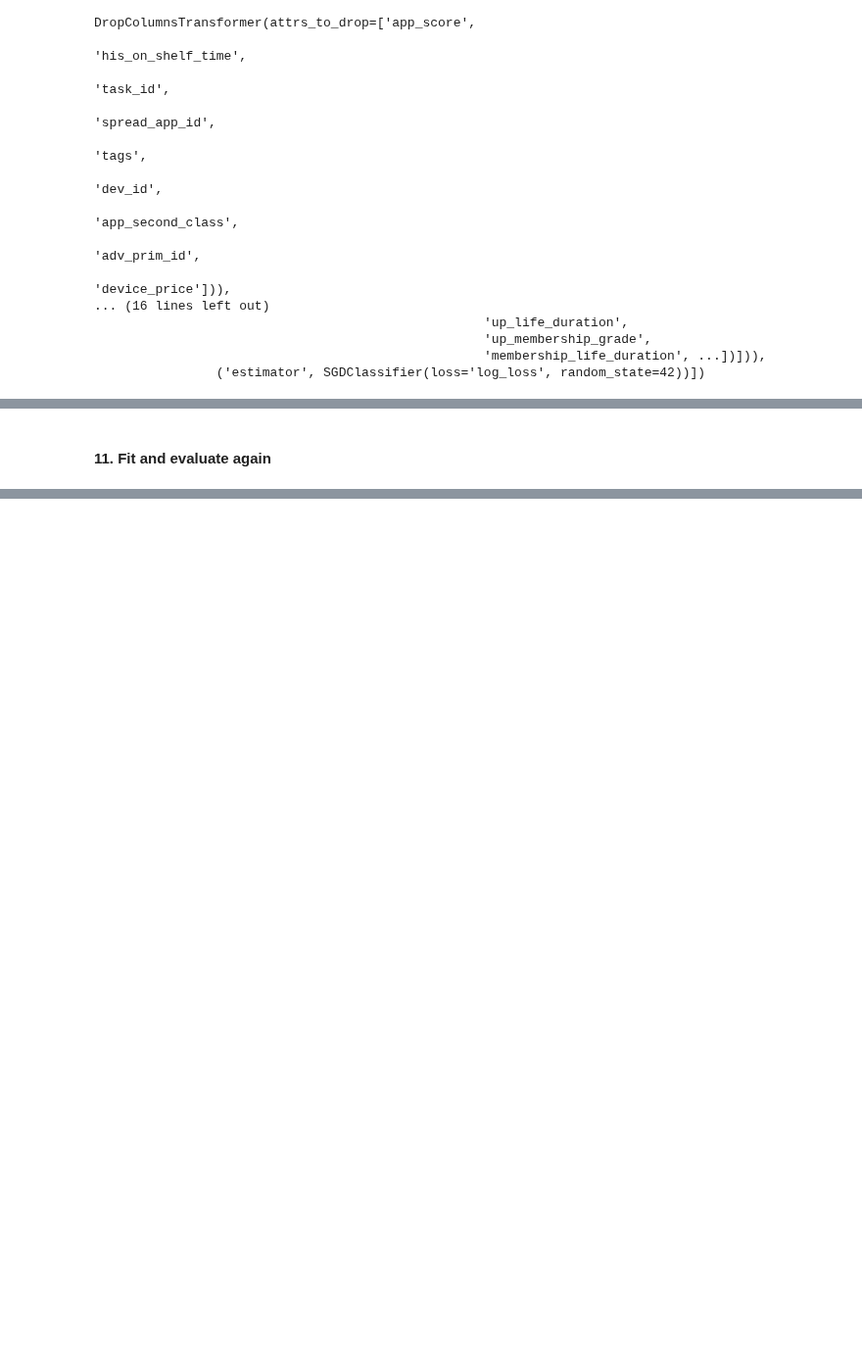
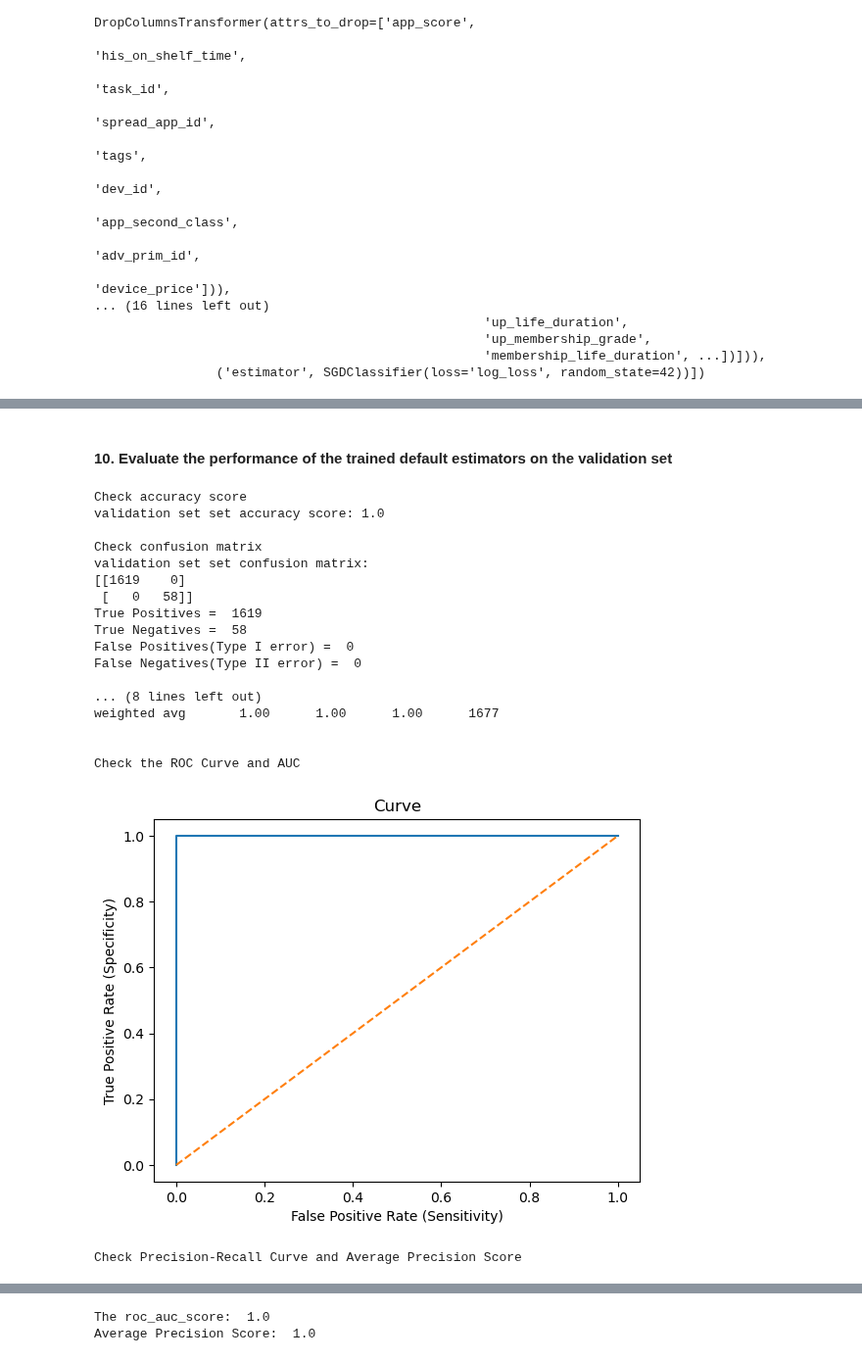
Before and after one commit to LiyangSong/Advertisement-CTR-Prediction, a Jupyter notebook: jupyter/model_exp_sgd.ipynb, the cells around one changed output, grey strips where cells are left out. Shown at 98% size. Cells and saved outputs as stored; diff of their text form; code cells hidden in the pictures; blank space fills up the shorter version.

```diff
--- a/jupyter/model_exp_sgd.ipynb
+++ b/jupyter/model_exp_sgd.ipynb
@@ -81,2 +72,25 @@ attr_list
+# %%
+# possible options for class_weight hyperparameter
+balanced = train_y_df.shape[0] / (train_y_df[target_attr].nunique()*np.bincount(train_y_df[target_attr]))
+balanced_dict = \
+    dict(
+        zip(
+            train_y_df[target_attr].unique(),
+            balanced
+        )
+    )
+balanced_and_normalized_dict = \
+    dict(
+        zip(
+            train_y_df[target_attr].unique(),
+            balanced/sum(balanced)
+            )
+        )
+class_weight_options_dict = {
+    'None': None,
+    'balanced mode': 'balanced',
+    'balanced computed': balanced_dict,
+    'balanced_and_normalized': balanced_and_normalized_dict
+}
 # %% [markdown]
 #### 4. Predefined data processing strategy in prep.ipynb
@@ -182,9 +262,39 @@ The area under the curve (AUC):  0.492893338277098
 # %% [markdown]
-#### 11. Fit and evaluate again
+#### 10. Evaluate the performance of the trained default estimators on the validation set
+# %%
+validation_df = pd.read_csv('validation_df_exp.csv')
+validation_cap_x_df, validation_y_df = validation_df.drop(columns=target_attr), validation_df[[target_attr]]
 # %%
-#exp_preprocessor = bin_class_utils.build_preprocessing_pipeline(numerical_attr_list, categorical_attr_list, exp_attrs_to_drop, target_type, target_encoding_random_state)
-#exp_composite_estimator = Pipeline(steps=[('preprocessor', exp_preprocessor), ('estimator', estimator)])
-#exp_composite_estimator.fit(
-#    cap_x_df,
-#    y_df.values.ravel()
-#)
+val_estimator = SGDClassifier(loss=loss, random_state=model_random_state, class_weight=balanced_and_normalized_dict)
+
+val_composite_estimator = Pipeline(steps=[('preprocessor', preprocessor), ('estimator', val_estimator)])
+
+val_roc_auc, val_ave_precision = \
+    bin_class_utils.eval_class(validation_cap_x_df, validation_y_df, val_composite_estimator, 'validation set')
+val_dict_list = {
+    'class_weight_name': 'balanced_and_normalized',
+    'roc_curve_auc': val_roc_auc,
+    'ave_precision_score': val_ave_precision,
+    'data_set': 'validation'
+}
+val_perf_dict_df = pd.DataFrame([val_dict_list])
+# %% [output]
+Check accuracy score
+validation set set accuracy score: 1.0
+
+Check confusion matrix
+validation set set confusion matrix:
+[[1619    0]
+ [   0   58]]
+True Positives =  1619
+True Negatives =  58
+False Positives(Type I error) =  0
+False Negatives(Type II error) =  0
+
+... (8 lines left out)
+weighted avg       1.00      1.00      1.00      1677
+
+
+Check the ROC Curve and AUC
+[figure, added]
+Check Precision-Recall Curve and Average Precision Score
@@ -191 +302,3 @@ The area under the curve (AUC):  0.492893338277098
+The roc_auc_score:  1.0
+Average Precision Score:  1.0
 # %%
```
Also changed, not shown: parts of 33 cells of this notebook, 4 other files.
